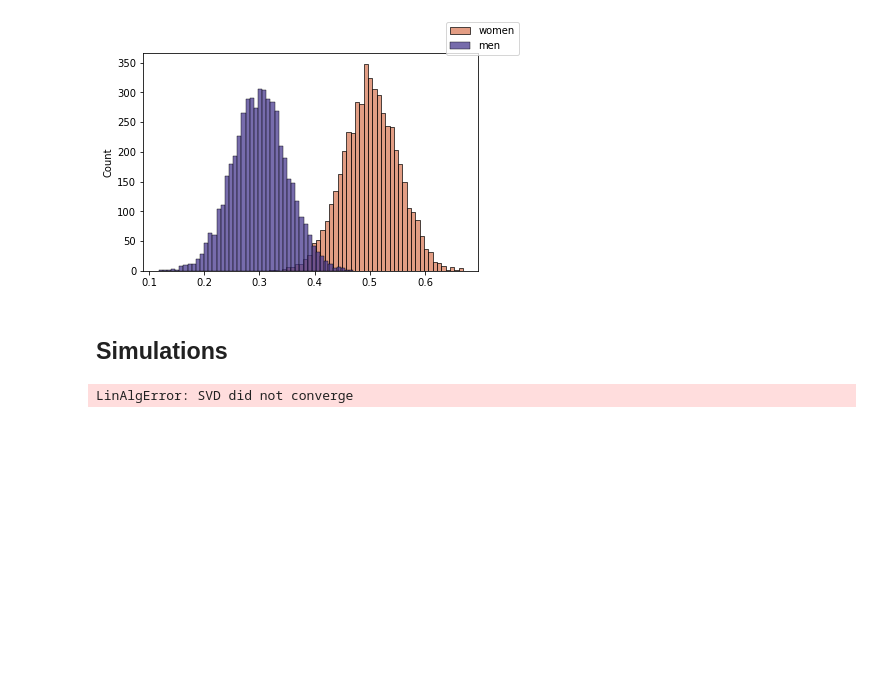
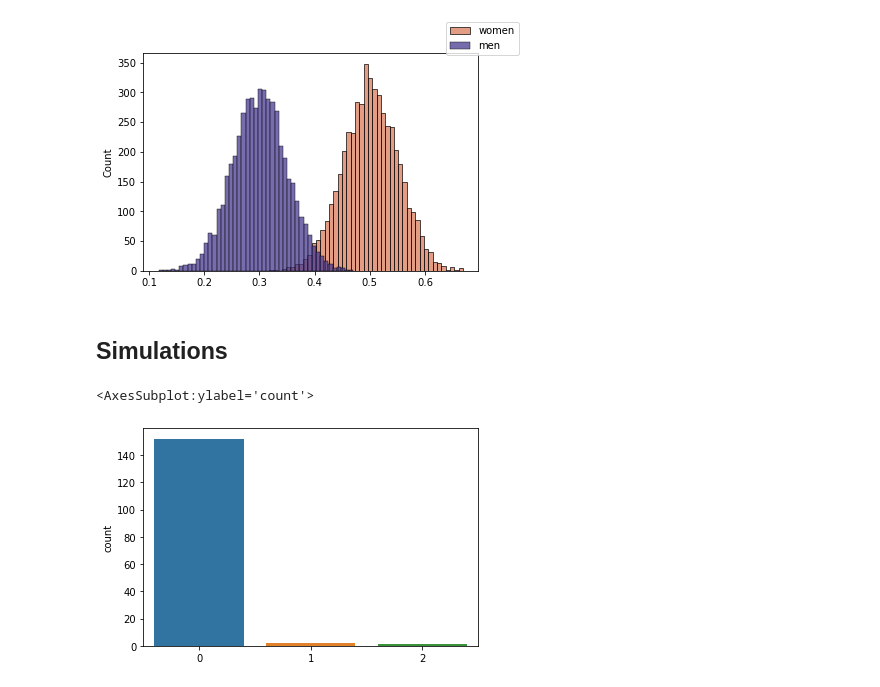
Before and after one commit to jastiso/modeling_citations, a Jupyter notebook: scripts/simulations.ipynb, the cells around one changed output. Cells and saved outputs as stored; diff of their text form; code cells hidden in the pictures; blank space fills up the shorter version.

Commit message:
added plots

```diff
--- a/scripts/simulations.ipynb
+++ b/scripts/simulations.ipynb
@@ -124,7 +124,7 @@ meets = {}; # keep track of when meetings were successful
 citation_perc = [];
 citation_perc_w = [];
 citation_perc_m = [];
-w_index = [a.gender == 'woman' for a in authors]
+w_index = [a.gender == 'W' for a in authors]
 # run simulation
 for i in tqdm(range(nMeetings)):
     # draw random authors
@@ -150,5 +150,3 @@ for i in tqdm(range(nMeetings)):
     citation_perc.append(np.mean([cite['gender'] == 'woman' for b in bibs for cite in b.values()]))
     citation_perc_w.append(np.mean([cite['gender'] == 'woman' for b in bibs_w for cite in b.values()]))
     citation_perc_m.append(np.mean([cite['gender'] == 'woman' for b in bibs_m for cite in b.values()]))
-# %% [output]
-LinAlgError: SVD did not converge
@@ -156,0 +153,6 @@ LinAlgError: SVD did not converge
+# %%
+# plots
+sns.countplot([sum(x['meet']) for x in meets.values()])
+# %% [output]
+<AxesSubplot:ylabel='count'>
+[figure, added]
```
Also changed, not shown: parts of 2 cells of this notebook.
